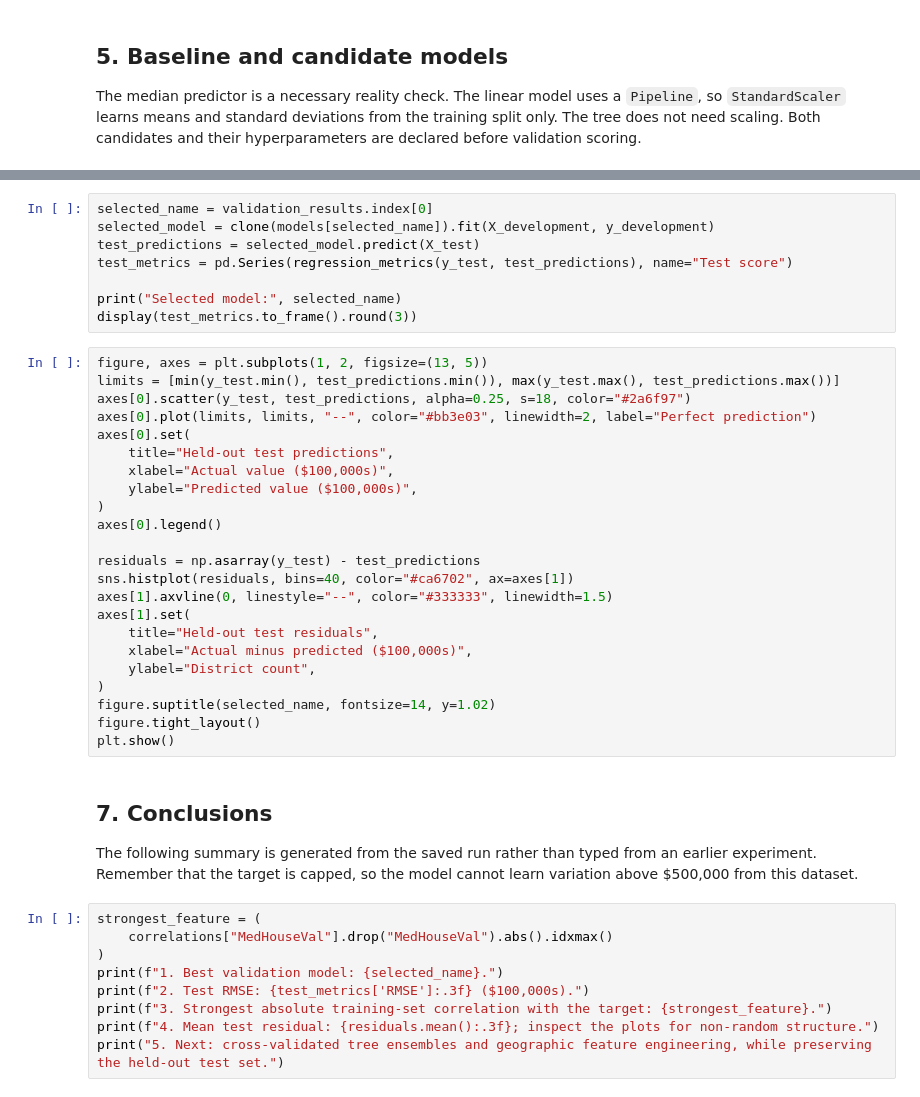
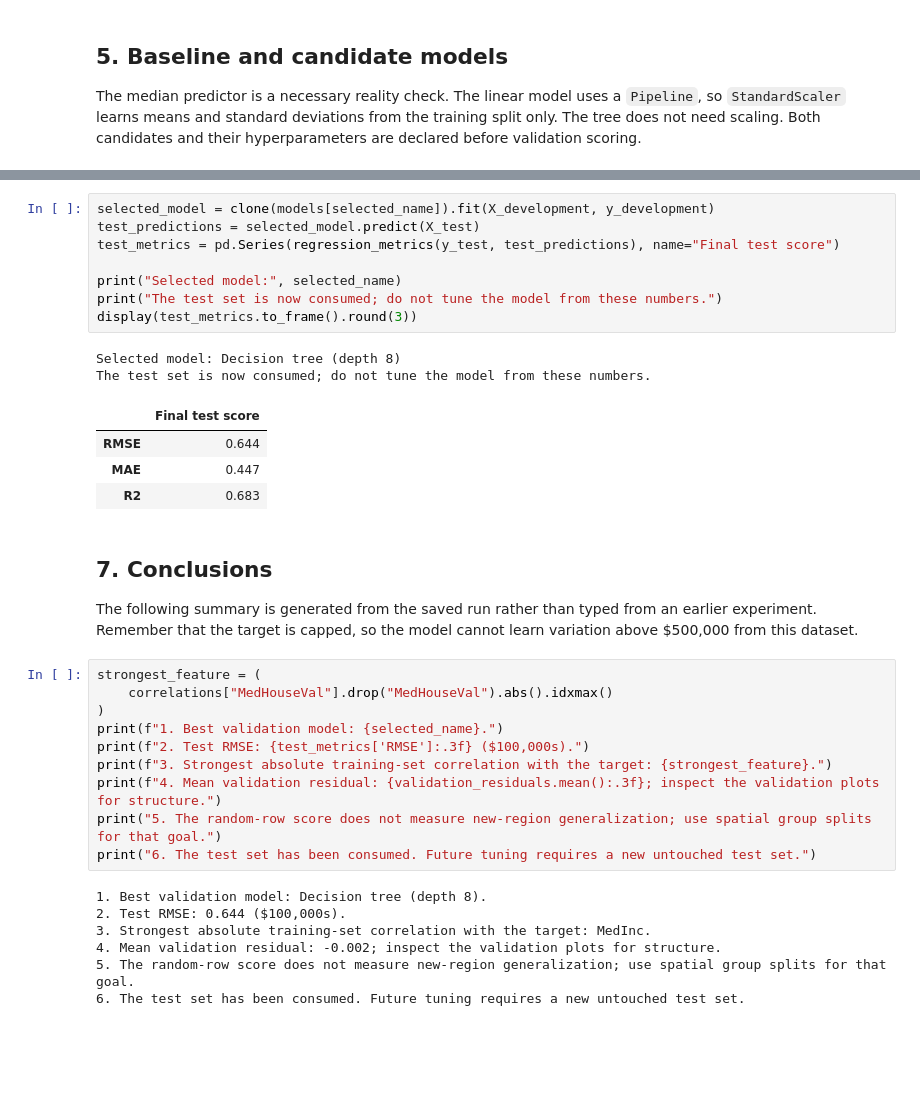
Before and after one commit to godcanfly/data-science-prep-course, a Jupyter notebook: notebooks/Capstone_House_Prices.ipynb, the cells around one changed output, grey strips where cells are left out. Cells and saved outputs as stored; diff of their text form; blank space fills up the shorter version.

```diff
--- a/notebooks/Capstone_House_Prices.ipynb
+++ b/notebooks/Capstone_House_Prices.ipynb
@@ -168,34 +244,18 @@ Selection uses validation RMSE only. The selected pipeline is then freshly refit
 # %%
-selected_name = validation_results.index[0]
 selected_model = clone(models[selected_name]).fit(X_development, y_development)
 test_predictions = selected_model.predict(X_test)
-test_metrics = pd.Series(regression_metrics(y_test, test_predictions), name="Test score")
+test_metrics = pd.Series(regression_metrics(y_test, test_predictions), name="Final test score")
 
 print("Selected model:", selected_name)
+print("The test set is now consumed; do not tune the model from these numbers.")
 display(test_metrics.to_frame().round(3))
+# %% [output]
+Selected model: Decision tree (depth 8)
+The test set is now consumed; do not tune the model from these numbers.
+|  | Final test score |
+| RMSE | 0.644 |
+| MAE | 0.447 |
+| R2 | 0.683 |
-# %%
-figure, axes = plt.subplots(1, 2, figsize=(13, 5))
-limits = [min(y_test.min(), test_predictions.min()), max(y_test.max(), test_predictions.max())]
-axes[0].scatter(y_test, test_predictions, alpha=0.25, s=18, color="#2a6f97")
-axes[0].plot(limits, limits, "--", color="#bb3e03", linewidth=2, label="Perfect prediction")
-axes[0].set(
-    title="Held-out test predictions",
-    xlabel="Actual value ($100,000s)",
-    ylabel="Predicted value ($100,000s)",
-)
-axes[0].legend()
-
-residuals = np.asarray(y_test) - test_predictions
-sns.histplot(residuals, bins=40, color="#ca6702", ax=axes[1])
-axes[1].axvline(0, linestyle="--", color="#333333", linewidth=1.5)
-axes[1].set(
-    title="Held-out test residuals",
-    xlabel="Actual minus predicted ($100,000s)",
-    ylabel="District count",
-)
-figure.suptitle(selected_name, fontsize=14, y=1.02)
-figure.tight_layout()
-plt.show()
 # %% [markdown]
 ## 7. Conclusions
 
@@ -207,5 +267,13 @@ strongest_feature = (
 print(f"1. Best validation model: {selected_name}.")
 print(f"2. Test RMSE: {test_metrics['RMSE']:.3f} ($100,000s).")
 print(f"3. Strongest absolute training-set correlation with the target: {strongest_feature}.")
-print(f"4. Mean test residual: {residuals.mean():.3f}; inspect the plots for non-random structure.")
-print("5. Next: cross-validated tree ensembles and geographic feature engineering, while preserving the held-out test set.")
+print(f"4. Mean validation residual: {validation_residuals.mean():.3f}; inspect the validation plots for structure.")
+print("5. The random-row score does not measure new-region generalization; use spatial group splits for that goal.")
+print("6. The test set has been consumed. Future tuning requires a new untouched test set.")
+# %% [output]
+1. Best validation model: Decision tree (depth 8).
+2. Test RMSE: 0.644 ($100,000s).
+3. Strongest absolute training-set correlation with the target: MedInc.
+4. Mean validation residual: -0.002; inspect the validation plots for structure.
+5. The random-row score does not measure new-region generalization; use spatial group splits for that goal.
+6. The test set has been consumed. Future tuning requires a new untouched test set.
```
Also changed, not shown: parts of 11 cells of this notebook, 11 other files.
